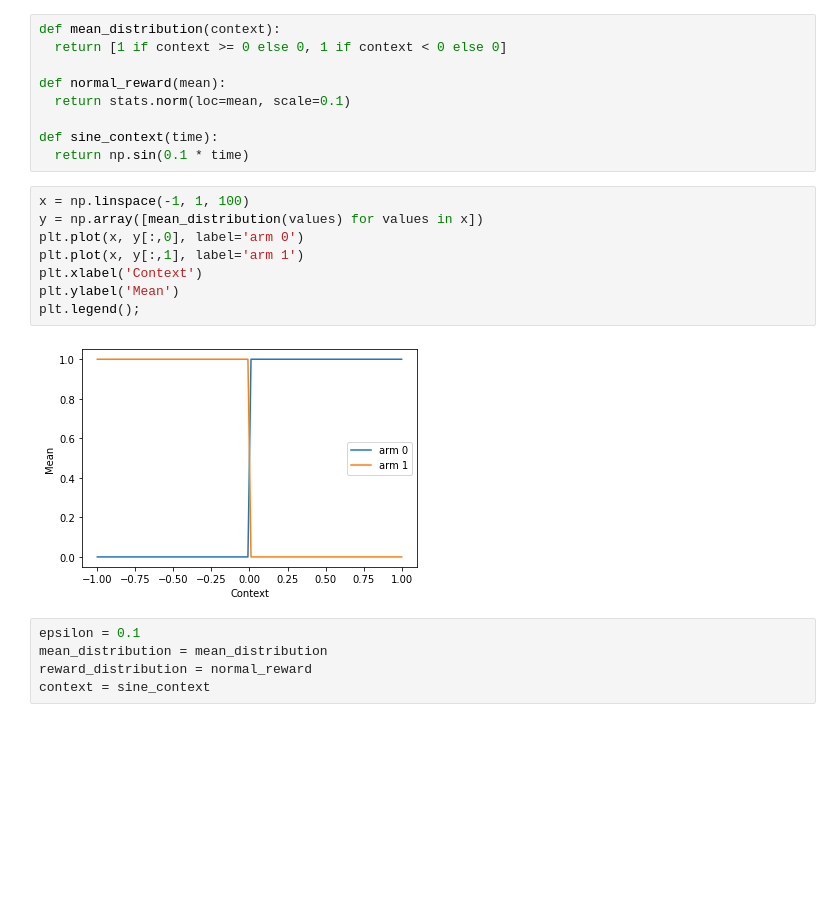
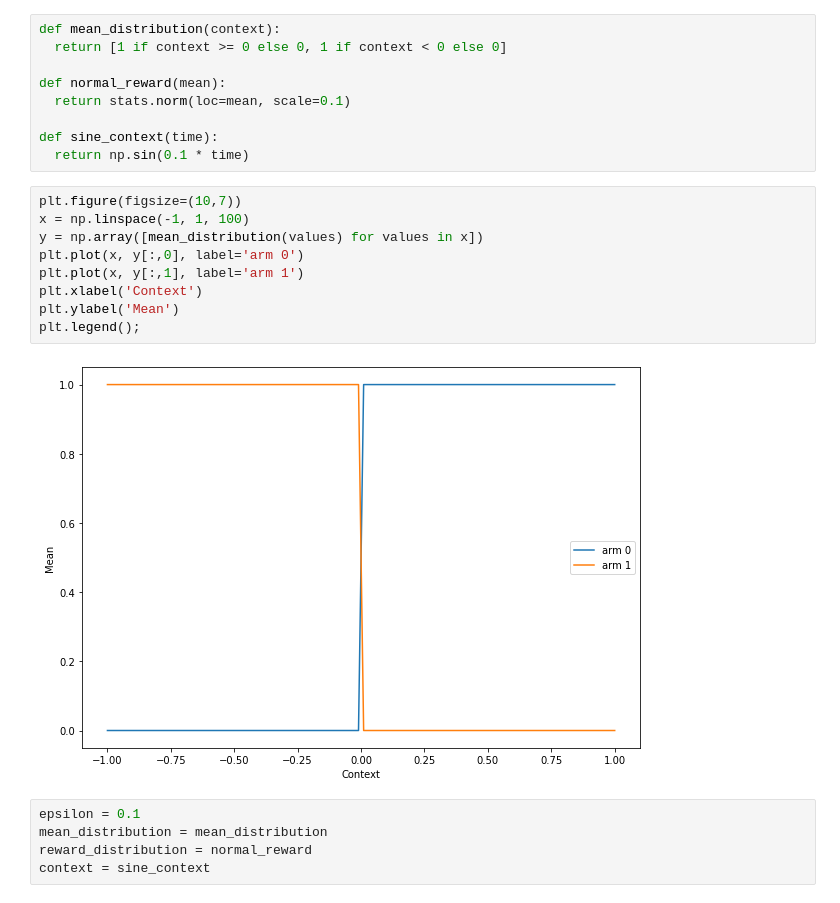
Before and after one commit to alaignelet/bandits, a Jupyter notebook: MAB_presentation.ipynb, the cells around one changed output. Drawn from its saved outputs; the diff is of its cells as text; blank space fills up the shorter version.

```diff
--- a/MAB_presentation.ipynb
+++ b/MAB_presentation.ipynb
@@ -299,15 +301,16 @@ def normal_reward(mean):
 def sine_context(time):
   return np.sin(0.1 * time)
 # %%
+plt.figure(figsize=(10,7))
 x = np.linspace(-1, 1, 100)
 y = np.array([mean_distribution(values) for values in x])
 plt.plot(x, y[:,0], label='arm 0')
 plt.plot(x, y[:,1], label='arm 1')
 plt.xlabel('Context')
 plt.ylabel('Mean')
 plt.legend();
 # %% [output]
-[figure, old version]
+[figure, new version]
 # %%
 epsilon = 0.1
 mean_distribution = mean_distribution
```
Also changed, not shown: parts of 5 cells of this notebook.
